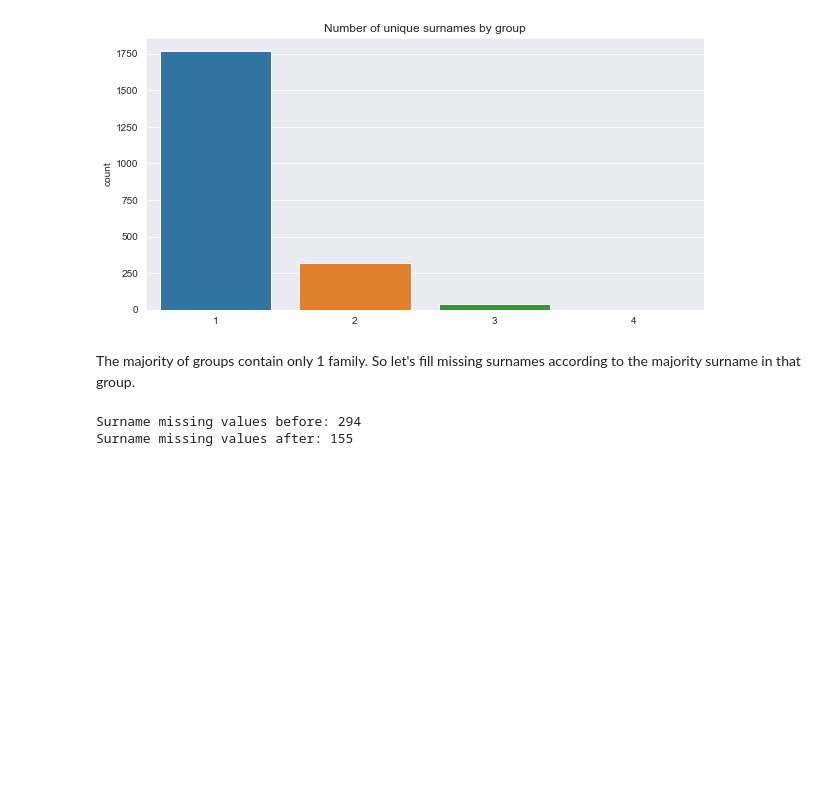
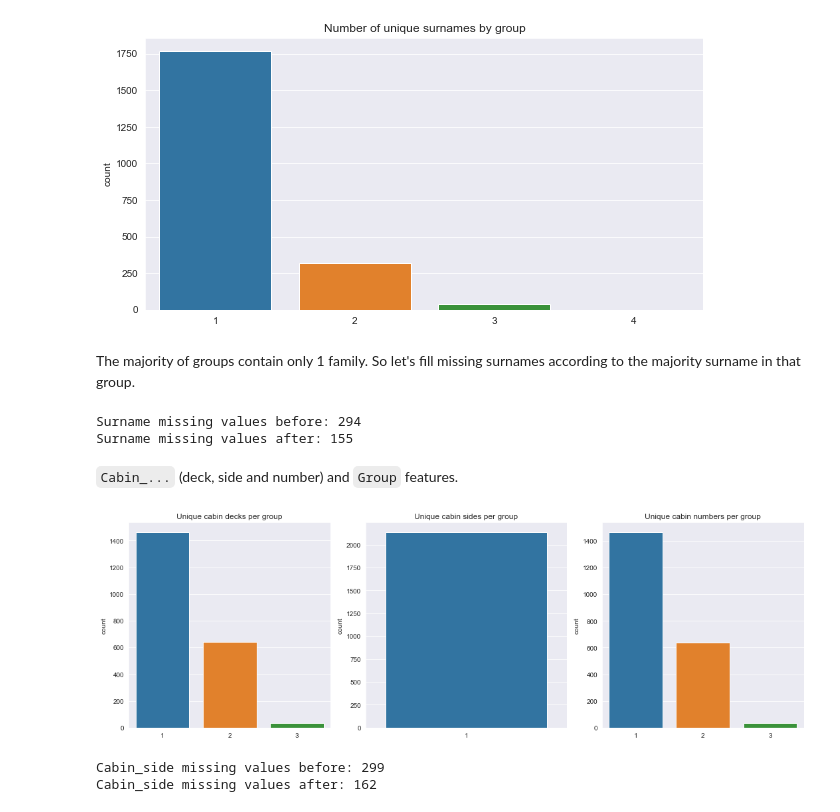
Before and after one commit to Ark3M/Kaggle-competitions, a Jupyter notebook: Spaceship Titanic/Spaceship_Titanic.ipynb, the cells around one changed output. Drawn from its saved outputs; the diff is of its cells as text; code cells hidden in the pictures; blank space fills up the shorter version.

```diff
--- a/Spaceship Titanic/Spaceship_Titanic.ipynb
+++ b/Spaceship Titanic/Spaceship_Titanic.ipynb
@@ -642,3 +642,54 @@ print("Surname missing values after:", data["Surname"].isna().sum())
 # %% [output]
 Surname missing values before: 294
 Surname missing values after: 155
+# %%
+# Replacing NaN's with outliers (so we can use map).
+data["Surname"].fillna("Unknown", inplace=True)
+
+# Updating family size feature.
+data["Family_size"] = data["Surname"].map(lambda x: data["Surname"].value_counts()[x])
+
+# Putting NaN's back in place of outliers.
+data.loc[data["Surname"] == "Unknown", "Surname"] = np.nan
+
+# Unknown surname means no family.
+data.loc[data["Family_size"] > 100, "Family_size"] = 0
+# %% [markdown]
+`Cabin_...` (deck, side and number) and `Group` features.
+# %%
+# Joint distribution of Group and Cabin (side, features.
+gcd = data[data["Group_size"] > 1].groupby(["Group", "Cabin_deck"])["Cabin_deck"].size().unstack().fillna(0)
+gcs = data[data["Group_size"] > 1].groupby(["Group", "Cabin_side"])["Cabin_side"].size().unstack().fillna(0)
+gcn = data[data["Group_size"] > 1].groupby(["Group", "Cabin_number"])["Cabin_number"].size().unstack().fillna(0)
+
+fig = plt.figure(figsize=(15, 5))
+
+plt.subplot(1, 3, 1)
+sns.countplot(x=(gcd > 0).sum(axis=1))
+plt.title("Unique cabin decks per group")
+
+plt.subplot(1, 3, 2)
+sns.countplot(x=(gcs > 0).sum(axis=1))
+plt.title("Unique cabin sides per group")
+
+plt.subplot(1, 3, 3)
+sns.countplot(x=(gcn > 0).sum(axis=1))
+plt.title("Unique cabin numbers per group")
+fig.tight_layout()
+# %% [output]
+[figure, added]
+# %%
+# Missing values before.
+cs_before = data["Cabin_side"].isna().sum()
+
+# Passengers with missing Cabin_side and in a group with known Cabin_side.
+gcs_index = data[data["Cabin_side"].isna()][(data[data["Cabin_side"].isna()]["Group"]).isin(gcs.index)].index
+
+# Filling corresponding missing values.
+data.loc[gcs_index, "Cabin_side"] = data.iloc[gcs_index, :]["Group"].map(lambda x: gcs.idxmax(axis=1)[x])
+
+print("Cabin_side missing values before:", cs_before)
+print("Cabin_side missing values after:", data["Cabin_side"].isna().sum())
+# %% [output]
+Cabin_side missing values before: 299
+Cabin_side missing values after: 162
```
Also changed, not shown: parts of 13 cells of this notebook.
